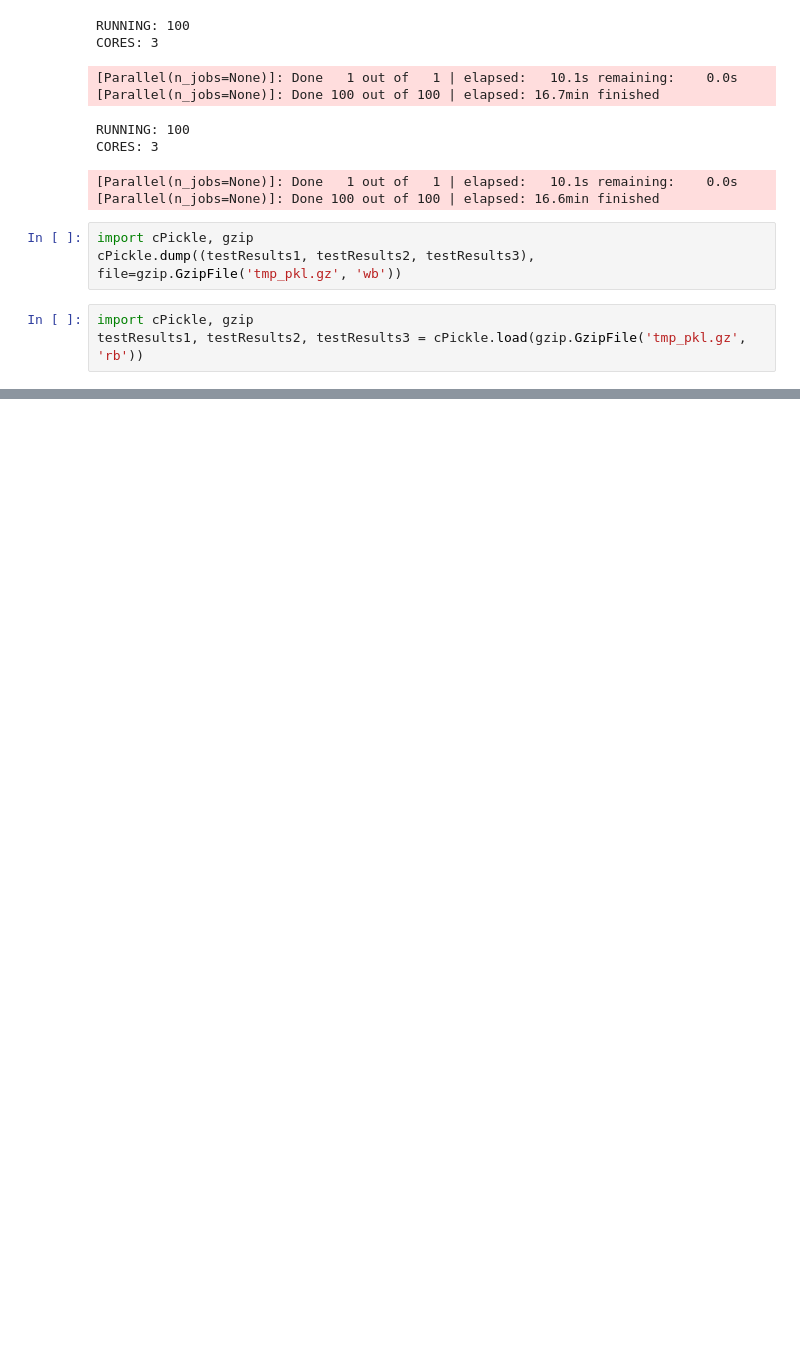
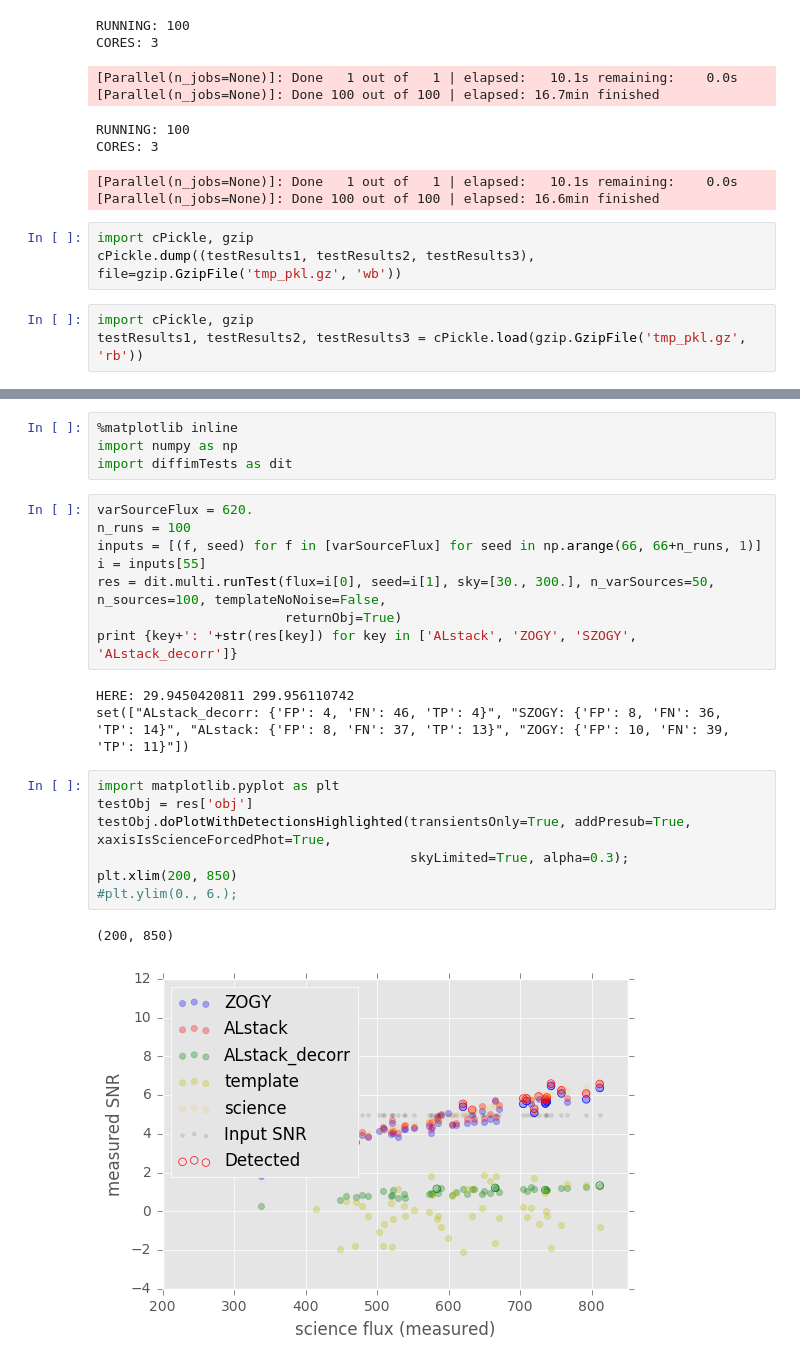
Before and after one commit to lsst-dm/diffimTests, a Jupyter notebook: 31. new tests.ipynb, the cells around one changed output, grey strips where cells are left out. Saved outputs shown, nothing was run; the diff lists cells and outputs as text; blank space fills up the shorter version.

```diff
--- a/31. new tests.ipynb
+++ b/31. new tests.ipynb
@@ -123,0 +141,25 @@ ZOGY:           5.34830973137 +/- 1.01070739635
+# %%
+%matplotlib inline
+import numpy as np
+import diffimTests as dit
+# %%
+varSourceFlux = 620.
+n_runs = 100
+inputs = [(f, seed) for f in [varSourceFlux] for seed in np.arange(66, 66+n_runs, 1)]
+i = inputs[55]
+res = dit.multi.runTest(flux=i[0], seed=i[1], sky=[30., 300.], n_varSources=50, n_sources=100, templateNoNoise=False,
+                        returnObj=True)
+print {key+': '+str(res[key]) for key in ['ALstack', 'ZOGY', 'SZOGY', 'ALstack_decorr']}
+# %% [output]
+HERE: 29.9450420811 299.956110742
+set(["ALstack_decorr: {'FP': 4, 'FN': 46, 'TP': 4}", "SZOGY: {'FP': 8, 'FN': 36, 'TP': 14}", "ALstack: {'FP': 8, 'FN': 37, 'TP': 13}", "ZOGY: {'FP': 10, 'FN': 39, 'TP': 11}"])
+# %%
+import matplotlib.pyplot as plt
+testObj = res['obj']
+testObj.doPlotWithDetectionsHighlighted(transientsOnly=True, addPresub=True, xaxisIsScienceForcedPhot=True,
+                                        skyLimited=True, alpha=0.3);
+plt.xlim(200, 850)
+#plt.ylim(0., 6.);
+# %% [output]
+(200, 850)
+[figure, added]
```
Also changed, not shown: parts of 15 cells of this notebook, 6 other files.
